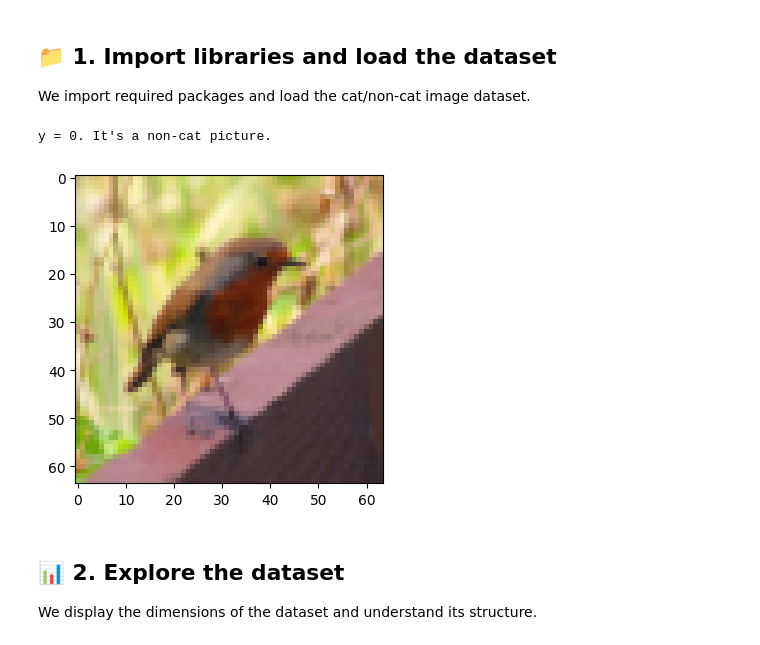
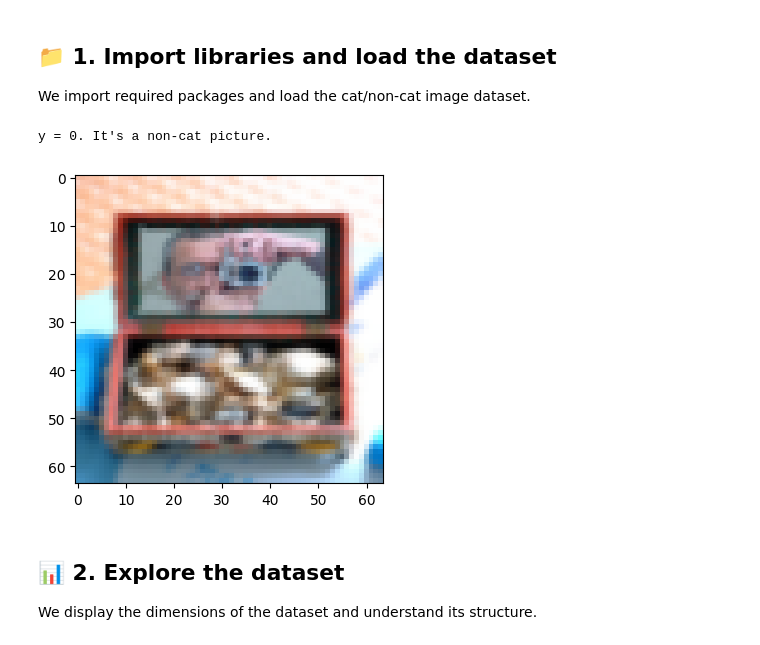
Before and after one commit to AbdessamadIBNSELLAOU/Mastering-Machine-Learning-and-Deep-Learning-A-Journey-to-AI-Expertise, a Jupyter notebook: DL_specialization/1_Intruduction/3/2_Application_of_NN.ipynb, the cells around one changed output. Saved outputs shown, nothing was run; the diff lists cells and outputs as text; code cells hidden in the pictures.

```diff
--- a/DL_specialization/1_Intruduction/3/2_Application_of_NN.ipynb
+++ b/DL_specialization/1_Intruduction/3/2_Application_of_NN.ipynb
@@ -5,27 +5,27 @@ We import required packages and load the cat/non-cat image dataset.
 # %%
 import time
 import numpy as np
 import h5py
 import matplotlib.pyplot as plt
 import scipy
 from PIL import Image
 from scipy import ndimage
 from dnn_app_utils_v3 import *
 
 plt.rcParams['figure.figsize'] = (5.0, 4.0)
 plt.rcParams['image.interpolation'] = 'nearest'
 plt.rcParams['image.cmap'] = 'gray'
 
 # Load dataset
 train_x_orig, train_y, test_x_orig, test_y, classes = load_data()
 
 # Visualize an image
-index = 10
+index = 15
 plt.imshow(train_x_orig[index])
 print("y = " + str(train_y[0,index]) + ". It's a " + classes[train_y[0,index]].decode("utf-8") +  " picture.")
 # %% [output]
 y = 0. It's a non-cat picture.
-[figure, old version]
+[figure, new version]
 # %% [markdown]
 ## 📊 2. Explore the dataset
 
```
Also changed, not shown: parts of 1 cell of this notebook, 54 other files.
